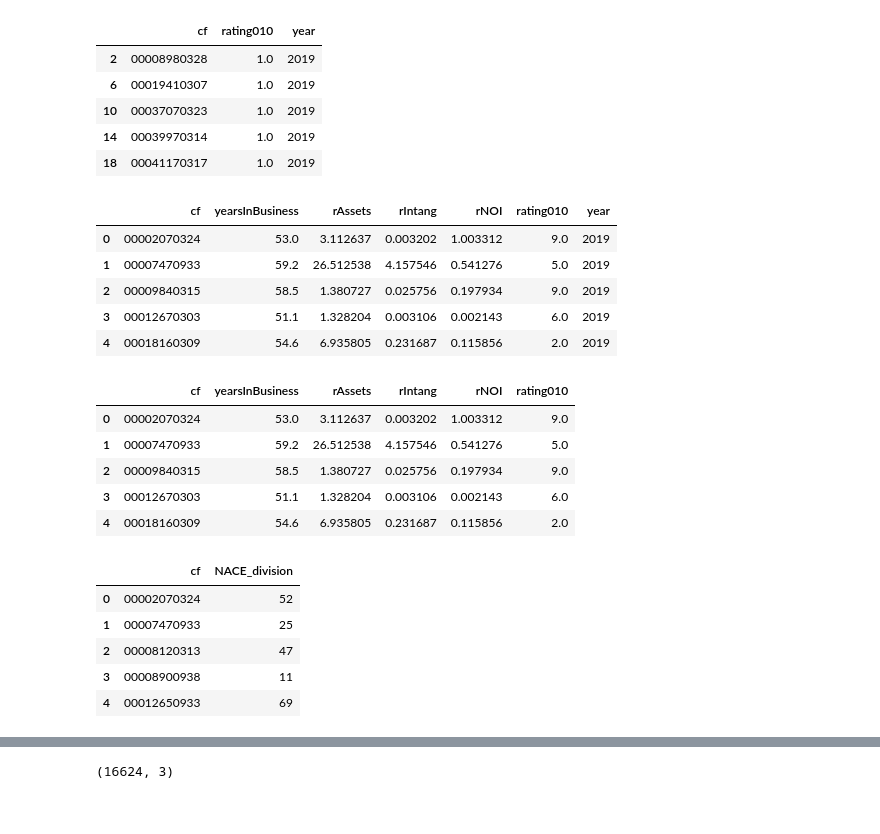
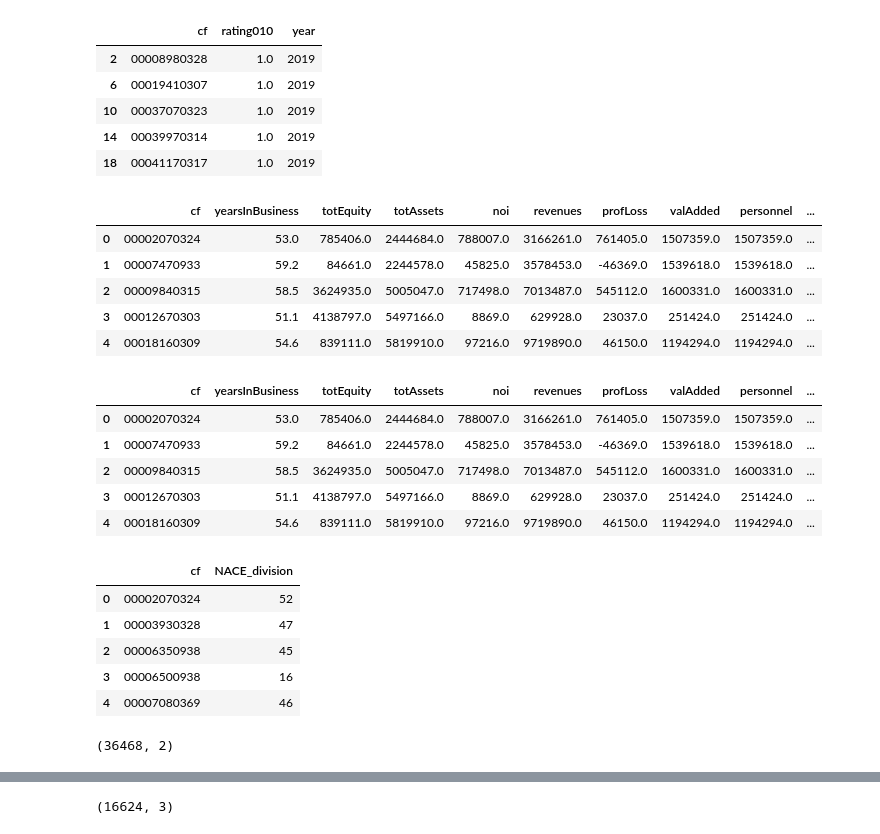
Before and after one commit to areasciencepark/maps_and_heatmaps, a Jupyter notebook: 01 data preparation and exploration.ipynb, the cells around one changed output, grey strips where cells are left out. Saved outputs shown, nothing was run; the diff lists cells and outputs as text; code cells hidden in the pictures.

```diff
--- a/01 data preparation and exploration.ipynb
+++ b/01 data preparation and exploration.ipynb
@@ -31,3 +31,8 @@ companies = companies[companies.prov.isin(['TS','GO','UD','PN'])]
 companies = companies[companies.ng2.isin(company_types)]
 companies = companies[companies.stato_impresa.isin(['ATTIVA'])]
 companies.shape
+cols_to_keep = ['cf','yearsInBusiness']
+
+companies.drop_duplicates(inplace=True)
+
+companies = companies[ cols_to_keep ]
@@ -38,19 +41,31 @@ filename = r'../../_DataScience/____PHD_2021/_data/tidy/bsd.csv'
 # cols_to_use = ['cf', 'prov', 'year', 'totAssets', 'totIntang', 'accounts', 'totEquity',
 #        'debts', 'prod', 'revenues', 'personnel', 'valCost', 'ammort',
 #        'profLoss', 'valAdded', 'deprec', 'noi']
-cols_to_use = ['cf',  'year','totAssets', 'totIntang', 'totEquity', 'noi']
+cols_to_use = ['cf', 'year', 'totEquity', 'totAssets',  'noi',
+               'revenues', 'profLoss', 'valAdded', 'personnel',
+               'debts', 'deprec', 'totIntang']
 bsd = pd.read_csv(filename, dtype=str, usecols=cols_to_use)
 bsd = bsd[bsd.year == '2019']
 bsd['totEquity'] = bsd['totEquity'].astype(float)
 bsd['totAssets'] = bsd['totAssets'].astype(float)
 bsd['noi'] = bsd['noi'].astype(float)
+bsd['revenues'] = bsd['revenues'].astype(float)
+bsd['profLoss'] = bsd['profLoss'].astype(float)
+bsd['valAdded'] = bsd['valAdded'].astype(float)
+bsd['personnel'] = bsd['valAdded'].astype(float)
+bsd['debts'] = bsd['debts'].astype(float)
+bsd['deprec'] = bsd['deprec'].astype(float)
 bsd['totIntang'] = bsd['totIntang'].astype(float)
+
 
 bsd['rAssets'] = bsd.totAssets/bsd.totEquity
 bsd['rNOI'] =    bsd.noi/bsd.totEquity
 bsd['rIntang'] = bsd.totIntang/bsd.totEquity
 
-cols_to_use = ['cf', 'rAssets', 'rNOI', 'rIntang']
+
+cols_to_use = ['cf', 'totEquity', 'totAssets',  'noi',
+               'revenues', 'profLoss', 'valAdded', 'personnel',
+               'debts', 'deprec', 'totIntang', 'rAssets', 'rNOI', 'rIntang']
 bsd = bsd[ cols_to_use]
 
 bsd.head(5)
@@ -75,5 +90,9 @@ companies.head(5)
 # %%
-cols_to_use = ['cf', 'yearsInBusiness','rAssets','rIntang', 'rNOI']
+cols_to_use = ['cf', 'yearsInBusiness',
+               'totEquity', 'totAssets',  'noi',
+               'revenues', 'profLoss', 'valAdded', 'personnel',
+               'debts', 'deprec', 'totIntang',
+               'rAssets', 'rNOI', 'rIntang']
 companies=companies[cols_to_use]
 companies.head(5)
 # %% [output]
@@ -102,29 +121,32 @@ rating.head(5)
 companies = companies.merge(rating, on='cf')
 companies.head(5)
 # %% [output]
-|  | cf | yearsInBusiness | rAssets | rIntang | rNOI | rating010 | year |
-| 0 | 00002070324 | 53.0 | 3.112637 | 0.003202 | 1.003312 | 9.0 | 2019 |
-| 1 | 00007470933 | 59.2 | 26.512538 | 4.157546 | 0.541276 | 5.0 | 2019 |
-| 2 | 00009840315 | 58.5 | 1.380727 | 0.025756 | 0.197934 | 9.0 | 2019 |
-| 3 | 00012670303 | 51.1 | 1.328204 | 0.003106 | 0.002143 | 6.0 | 2019 |
-| 4 | 00018160309 | 54.6 | 6.935805 | 0.231687 | 0.115856 | 2.0 | 2019 |
+|  | cf | yearsInBusiness | totEquity | totAssets | noi | revenues | profLoss | valAdded | personnel | ... |
+| 0 | 00002070324 | 53.0 | 785406.0 | 2444684.0 | 788007.0 | 3166261.0 | 761405.0 | 1507359.0 | 1507359.0 | ... |
+| 1 | 00007470933 | 59.2 | 84661.0 | 2244578.0 | 45825.0 | 3578453.0 | -46369.0 | 1539618.0 | 1539618.0 | ... |
+| 2 | 00009840315 | 58.5 | 3624935.0 | 5005047.0 | 717498.0 | 7013487.0 | 545112.0 | 1600331.0 | 1600331.0 | ... |
+| 3 | 00012670303 | 51.1 | 4138797.0 | 5497166.0 | 8869.0 | 629928.0 | 23037.0 | 251424.0 | 251424.0 | ... |
+| 4 | 00018160309 | 54.6 | 839111.0 | 5819910.0 | 97216.0 | 9719890.0 | 46150.0 | 1194294.0 | 1194294.0 | ... |
 # %%
-cols_to_use = ['cf', 'yearsInBusiness','rAssets','rIntang', 'rNOI', 'rating010']
+cols_to_use = ['cf', 'yearsInBusiness', 'totEquity', 'totAssets',  'noi',
+               'revenues', 'profLoss', 'valAdded', 'personnel',
+               'debts', 'deprec', 'totIntang',
+               'rAssets', 'rNOI', 'rIntang', 'rating010']
 companies=companies[cols_to_use]
 companies.head(5)
 # %% [output]
-|  | cf | yearsInBusiness | rAssets | rIntang | rNOI | rating010 |
-| 0 | 00002070324 | 53.0 | 3.112637 | 0.003202 | 1.003312 | 9.0 |
-| 1 | 00007470933 | 59.2 | 26.512538 | 4.157546 | 0.541276 | 5.0 |
-| 2 | 00009840315 | 58.5 | 1.380727 | 0.025756 | 0.197934 | 9.0 |
-| 3 | 00012670303 | 51.1 | 1.328204 | 0.003106 | 0.002143 | 6.0 |
-| 4 | 00018160309 | 54.6 | 6.935805 | 0.231687 | 0.115856 | 2.0 |
+|  | cf | yearsInBusiness | totEquity | totAssets | noi | revenues | profLoss | valAdded | personnel | ... |
+| 0 | 00002070324 | 53.0 | 785406.0 | 2444684.0 | 788007.0 | 3166261.0 | 761405.0 | 1507359.0 | 1507359.0 | ... |
+| 1 | 00007470933 | 59.2 | 84661.0 | 2244578.0 | 45825.0 | 3578453.0 | -46369.0 | 1539618.0 | 1539618.0 | ... |
+| 2 | 00009840315 | 58.5 | 3624935.0 | 5005047.0 | 717498.0 | 7013487.0 | 545112.0 | 1600331.0 | 1600331.0 | ... |
+| 3 | 00012670303 | 51.1 | 4138797.0 | 5497166.0 | 8869.0 | 629928.0 | 23037.0 | 251424.0 | 251424.0 | ... |
+| 4 | 00018160309 | 54.6 | 839111.0 | 5819910.0 | 97216.0 | 9719890.0 | 46150.0 | 1194294.0 | 1194294.0 | ... |
 # %%
 filename = r'../../_DataScience/____PHD_2021/_data/tidy/nace.csv'
 #cols_to_use = ['cf', 'idCompany', 'id_localiz', 'loc_n', 'code_type', 'division','code']
 cols_to_use = ['cf', 'loc_n', 'code_type', 'division']
 nace = pd.read_csv(filename, dtype=str, usecols=cols_to_use)
-nace = nace[ nace.code_type == "I"]
+nace = nace[ nace.code_type == "P"]
 nace = nace[ nace.loc_n == "0"]
 nace.drop_duplicates(subset=['cf'], keep='first', inplace=True, ignore_index=True)
 cols_to_use = ['cf', 'division']
@@ -134,10 +156,14 @@ nace.head(5)
 # %% [output]
 |  | cf | NACE_division |
 | 0 | 00002070324 | 52 |
-| 1 | 00007470933 | 25 |
-| 2 | 00008120313 | 47 |
-| 3 | 00008900938 | 11 |
-| 4 | 00012650933 | 69 |
+| 1 | 00003930328 | 47 |
+| 2 | 00006350938 | 45 |
+| 3 | 00006500938 | 16 |
+| 4 | 00007080369 | 46 |
+# %%
+nace.shape
+# %% [output]
+(36468, 2)
 # %%
 companies = companies.merge(nace, on='cf')
 companies.head(5)
```
Also changed, not shown: parts of 19 cells of this notebook, 4 other files.
